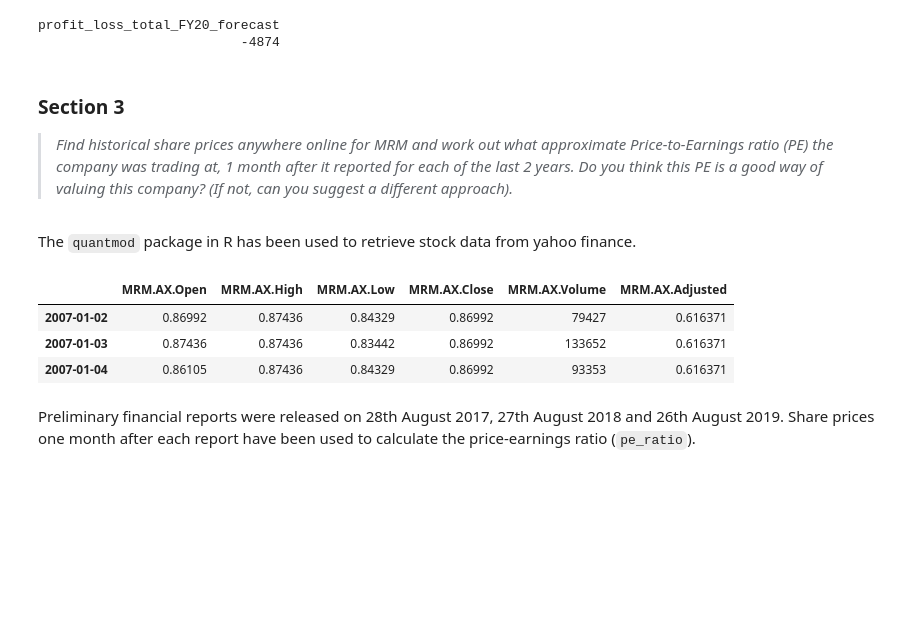
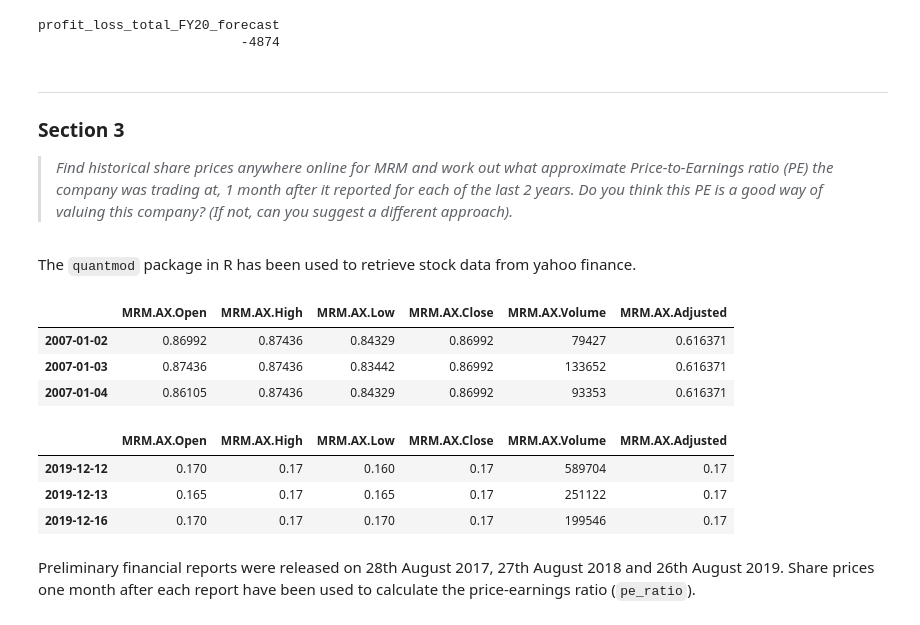
Before and after one commit to lei-per/MMA, a Jupyter notebook: exercise.ipynb, the cells around one changed output. Saved outputs shown, nothing was run; the diff lists cells and outputs as text; code cells hidden in the pictures; blank space fills up the shorter version.

```diff
--- a/exercise.ipynb
+++ b/exercise.ipynb
@@ -87,6 +89,7 @@ profit_loss_total_FY20_forecast
 profit_loss_total_FY20_forecast
                           -4874
 # %% [markdown]
+***
 ### Section 3
 > *Find historical share prices anywhere online for MRM and work out what approximate Price-to-Earnings ratio (PE) the company was trading at, 1 month after it reported for each of the last 2 years. Do you think this PE is a good way of valuing this company? (If not, can you suggest a different approach).*
 # %% [markdown]
@@ -97,14 +100,19 @@ library("quantmod")
 # %%
 # Use getSymbols from the quantmod package to get stock data from yahoo finance
 MRM.AX <- getSymbols("MRM.AX", src = "yahoo", auto.assign = FALSE)
 
 # Display the first and last three rows of the stock data
 data.frame(head(MRM.AX, 3))
+data.frame(tail(MRM.AX, 3))
 # %% [output]
 |  | MRM.AX.Open | MRM.AX.High | MRM.AX.Low | MRM.AX.Close | MRM.AX.Volume | MRM.AX.Adjusted |
 | 2007-01-02 | 0.86992 | 0.87436 | 0.84329 | 0.86992 | 79427 | 0.616371 |
 | 2007-01-03 | 0.87436 | 0.87436 | 0.83442 | 0.86992 | 133652 | 0.616371 |
 | 2007-01-04 | 0.86105 | 0.87436 | 0.84329 | 0.86992 | 93353 | 0.616371 |
+|  | MRM.AX.Open | MRM.AX.High | MRM.AX.Low | MRM.AX.Close | MRM.AX.Volume | MRM.AX.Adjusted |
+| 2019-12-12 | 0.170 | 0.17 | 0.160 | 0.17 | 589704 | 0.17 |
+| 2019-12-13 | 0.165 | 0.17 | 0.165 | 0.17 | 251122 | 0.17 |
+| 2019-12-16 | 0.170 | 0.17 | 0.170 | 0.17 | 199546 | 0.17 |
 # %% [markdown]
 Preliminary financial reports were released on 28th August 2017, 27th August 2018 and 26th August 2019. Share prices one month after each report have been used to calculate the price-earnings ratio (`pe_ratio`).
 # %%
```
Also changed, not shown: parts of 29 cells of this notebook.
